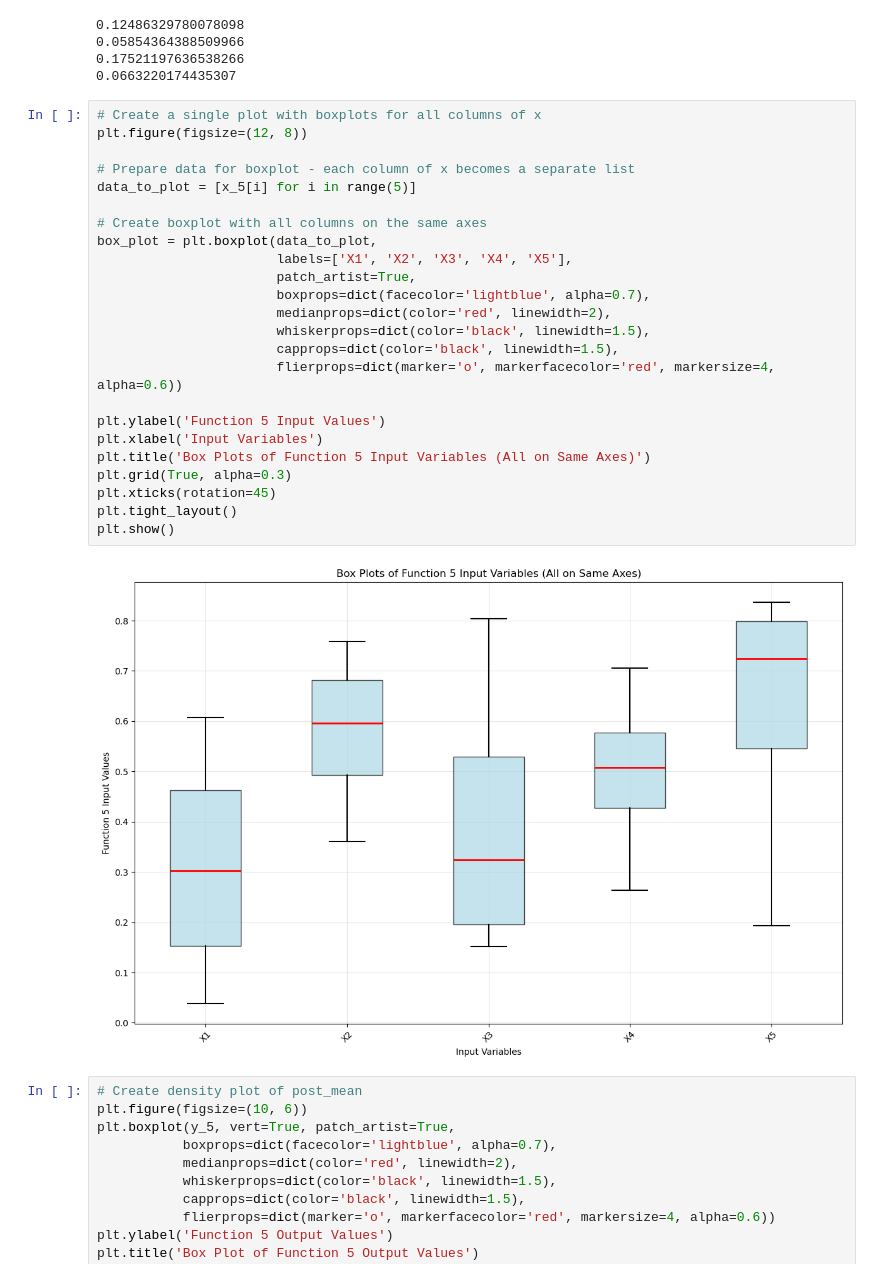
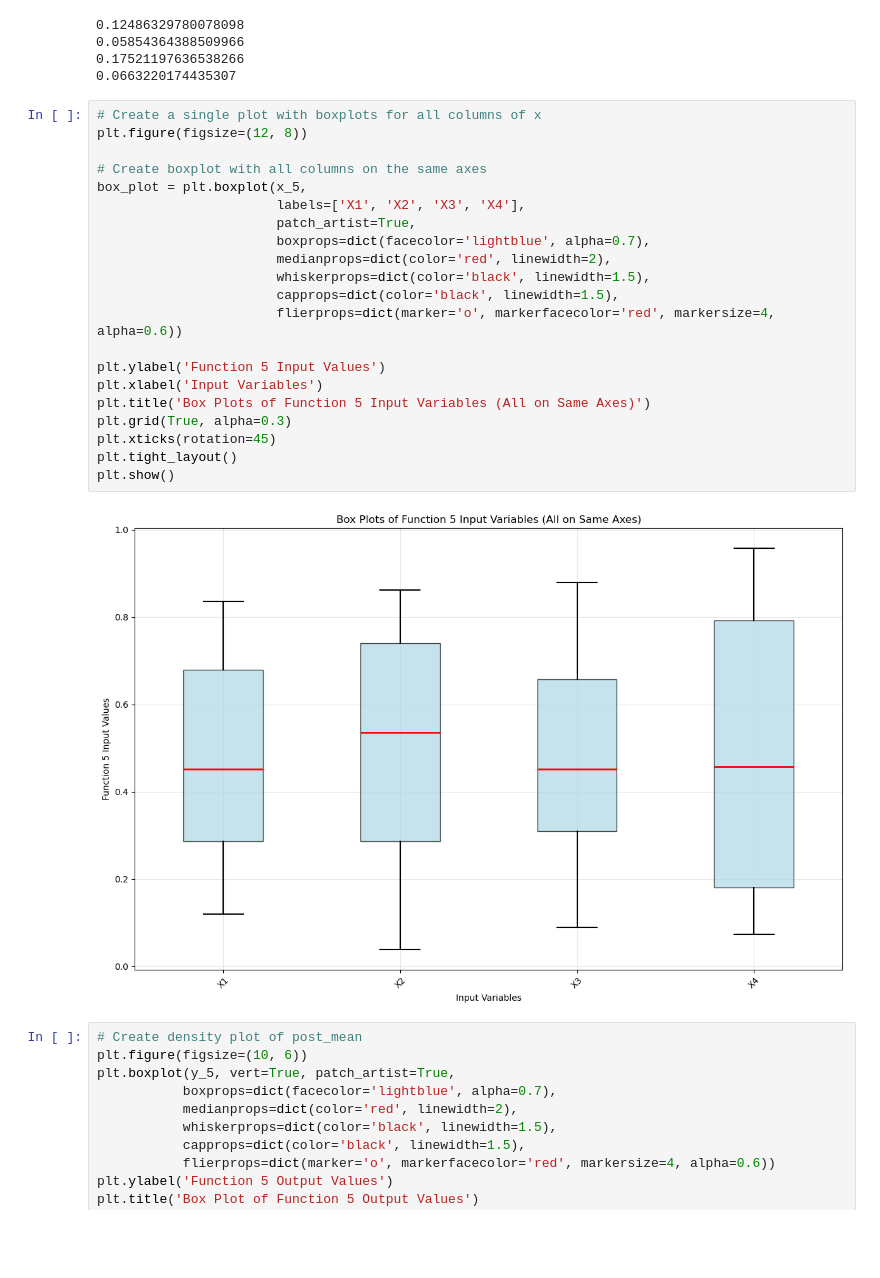
Before and after one commit to Kelly-A-W/Imperial-AI-and-ML-Course-Capstone-Project, a Jupyter notebook: capstone_assignment_12_1.ipynb, the cells around one changed output. Drawn from its saved outputs; the diff is of its cells as text; blank space fills up the shorter version.

Commit message:
[fix]: fixed incorect plots of x variables.

```diff
--- a/capstone_assignment_12_1.ipynb
+++ b/capstone_assignment_12_1.ipynb
@@ -860,29 +851,26 @@ print(average_difference_4)
 # %%
 # Create a single plot with boxplots for all columns of x
 plt.figure(figsize=(12, 8))
 
-# Prepare data for boxplot - each column of x becomes a separate list
-data_to_plot = [x_5[i] for i in range(5)]
-
 # Create boxplot with all columns on the same axes
-box_plot = plt.boxplot(data_to_plot,
-                       labels=['X1', 'X2', 'X3', 'X4', 'X5'],
+box_plot = plt.boxplot(x_5,
+                       labels=['X1', 'X2', 'X3', 'X4'],
                        patch_artist=True,
                        boxprops=dict(facecolor='lightblue', alpha=0.7),
                        medianprops=dict(color='red', linewidth=2),
                        whiskerprops=dict(color='black', linewidth=1.5),
                        capprops=dict(color='black', linewidth=1.5),
                        flierprops=dict(marker='o', markerfacecolor='red', markersize=4, alpha=0.6))
 
 plt.ylabel('Function 5 Input Values')
 plt.xlabel('Input Variables')
 plt.title('Box Plots of Function 5 Input Variables (All on Same Axes)')
 plt.grid(True, alpha=0.3)
 plt.xticks(rotation=45)
 plt.tight_layout()
 plt.show()
 # %% [output]
-[figure, old version]
+[figure, new version]
 # %%
 # Create density plot of post_mean
 plt.figure(figsize=(10, 6))
```
Also changed, not shown: parts of 7 cells of this notebook.
